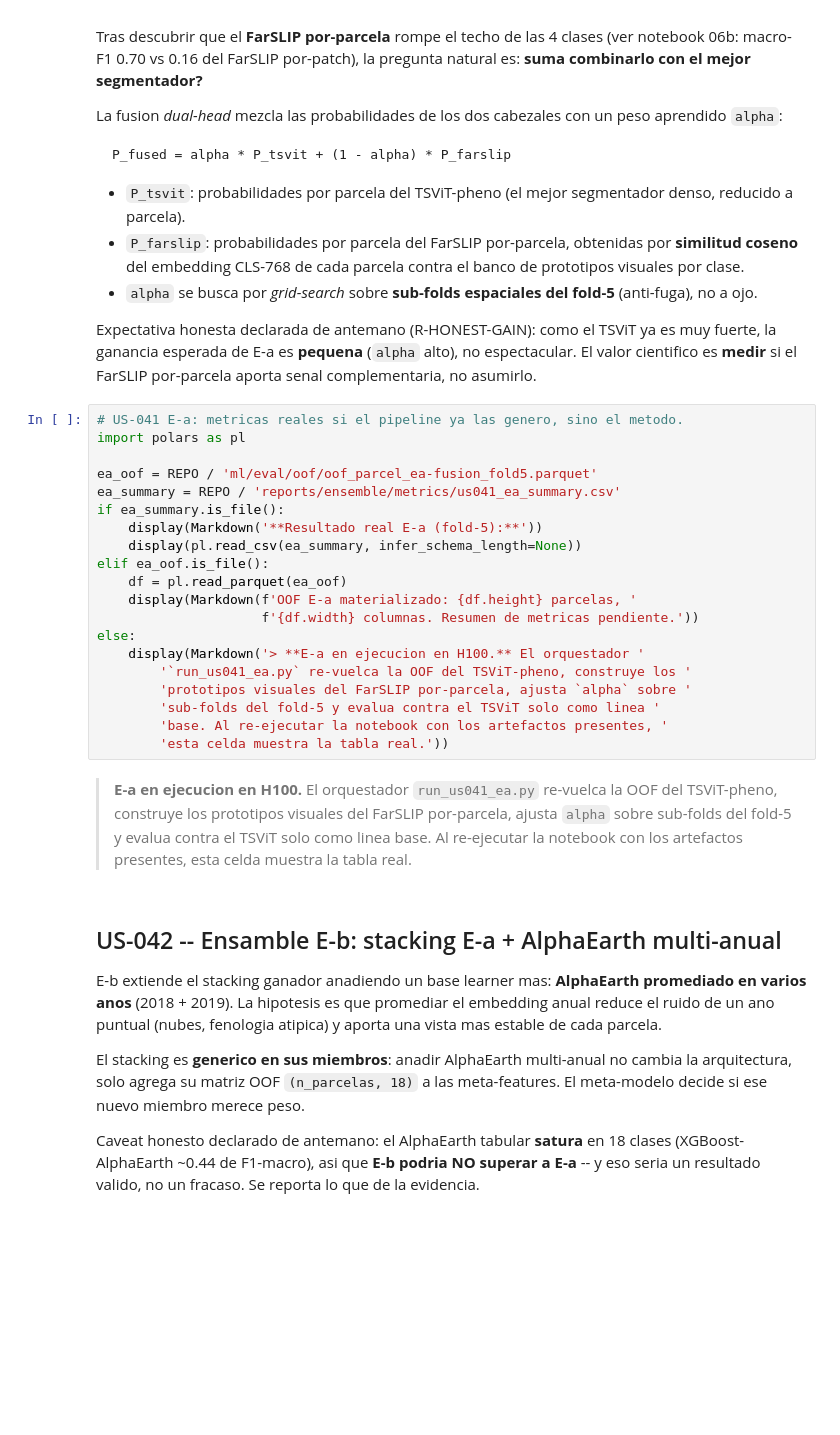
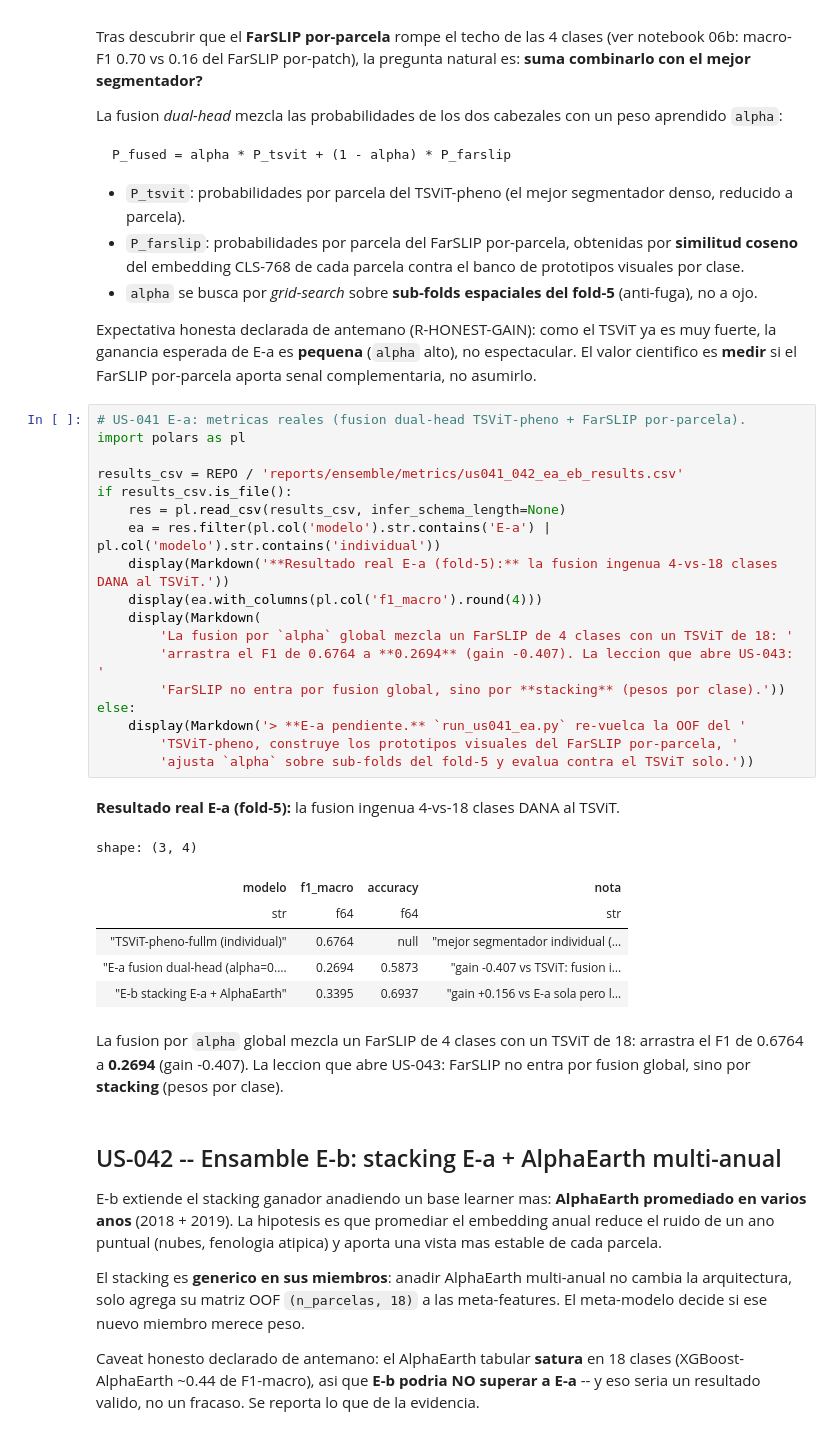
Before and after one commit to ArthurZizumbo/agrosat-copilot, a Jupyter notebook: notebooks/final_model/06c_ensambles_us040.ipynb, the cells around one changed output. Cells and saved outputs as stored; diff of their text form; blank space fills up the shorter version.

```diff
--- a/notebooks/final_model/06c_ensambles_us040.ipynb
+++ b/notebooks/final_model/06c_ensambles_us040.ipynb
@@ -284,27 +284,32 @@ P_fused = alpha * P_tsvit + (1 - alpha) * P_farslip
 
 Expectativa honesta declarada de antemano (R-HONEST-GAIN): como el TSViT ya es muy fuerte, la ganancia esperada de E-a es **pequena** (`alpha` alto), no espectacular. El valor cientifico es **medir** si el FarSLIP por-parcela aporta senal complementaria, no asumirlo.
 # %%
-# US-041 E-a: metricas reales si el pipeline ya las genero, sino el metodo.
+# US-041 E-a: metricas reales (fusion dual-head TSViT-pheno + FarSLIP por-parcela).
 import polars as pl
 
-ea_oof = REPO / 'ml/eval/oof/oof_parcel_ea-fusion_fold5.parquet'
-ea_summary = REPO / 'reports/ensemble/metrics/us041_ea_summary.csv'
-if ea_summary.is_file():
-    display(Markdown('**Resultado real E-a (fold-5):**'))
-    display(pl.read_csv(ea_summary, infer_schema_length=None))
-elif ea_oof.is_file():
-    df = pl.read_parquet(ea_oof)
-    display(Markdown(f'OOF E-a materializado: {df.height} parcelas, '
-                     f'{df.width} columnas. Resumen de metricas pendiente.'))
+results_csv = REPO / 'reports/ensemble/metrics/us041_042_ea_eb_results.csv'
+if results_csv.is_file():
+    res = pl.read_csv(results_csv, infer_schema_length=None)
+    ea = res.filter(pl.col('modelo').str.contains('E-a') | pl.col('modelo').str.contains('individual'))
+    display(Markdown('**Resultado real E-a (fold-5):** la fusion ingenua 4-vs-18 clases DANA al TSViT.'))
+    display(ea.with_columns(pl.col('f1_macro').round(4)))
+    display(Markdown(
+        'La fusion por `alpha` global mezcla un FarSLIP de 4 clases con un TSViT de 18: '
+        'arrastra el F1 de 0.6764 a **0.2694** (gain -0.407). La leccion que abre US-043: '
+        'FarSLIP no entra por fusion global, sino por **stacking** (pesos por clase).'))
 else:
-    display(Markdown('> **E-a en ejecucion en H100.** El orquestador '
-        '`run_us041_ea.py` re-vuelca la OOF del TSViT-pheno, construye los '
-        'prototipos visuales del FarSLIP por-parcela, ajusta `alpha` sobre '
-        'sub-folds del fold-5 y evalua contra el TSViT solo como linea '
-        'base. Al re-ejecutar la notebook con los artefactos presentes, '
-        'esta celda muestra la tabla real.'))
+    display(Markdown('> **E-a pendiente.** `run_us041_ea.py` re-vuelca la OOF del '
+        'TSViT-pheno, construye los prototipos visuales del FarSLIP por-parcela, '
+        'ajusta `alpha` sobre sub-folds del fold-5 y evalua contra el TSViT solo.'))
 # %% [output]
-> **E-a en ejecucion en H100.** El orquestador `run_us041_ea.py` re-vuelca la OOF del TSViT-pheno, construye los prototipos visuales del FarSLIP por-parcela, ajusta `alpha` sobre sub-folds del fold-5 y evalua contra el TSViT solo como linea base. Al re-ejecutar la notebook con los artefactos presentes, esta celda muestra la tabla real.
+**Resultado real E-a (fold-5):** la fusion ingenua 4-vs-18 clases DANA al TSViT.
+shape: (3, 4)
+| modelo | f1_macro | accuracy | nota |
+| str | f64 | f64 | str |
+| "TSViT-pheno-fullm (individual)" | 0.6764 | null | "mejor segmentador individual (… |
+| "E-a fusion dual-head (alpha=0.… | 0.2694 | 0.5873 | "gain -0.407 vs TSViT: fusion i… |
+| "E-b stacking E-a + AlphaEarth" | 0.3395 | 0.6937 | "gain +0.156 vs E-a sola pero l… |
+La fusion por `alpha` global mezcla un FarSLIP de 4 clases con un TSViT de 18: arrastra el F1 de 0.6764 a **0.2694** (gain -0.407). La leccion que abre US-043: FarSLIP no entra por fusion global, sino por **stacking** (pesos por clase).
 # %% [markdown]
 ## US-042 -- Ensamble E-b: stacking E-a + AlphaEarth multi-anual
 
```
Also changed, not shown: parts of 2 cells of this notebook, 1 other file.
